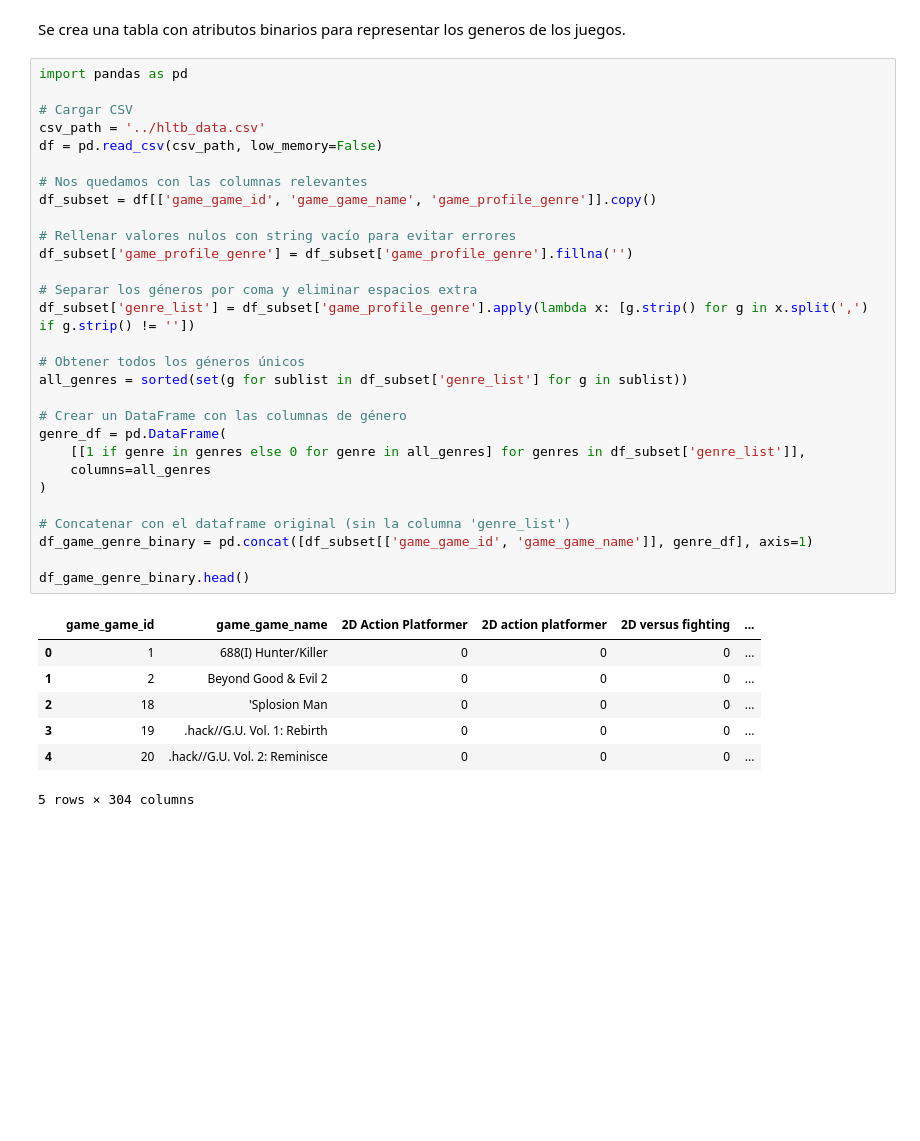
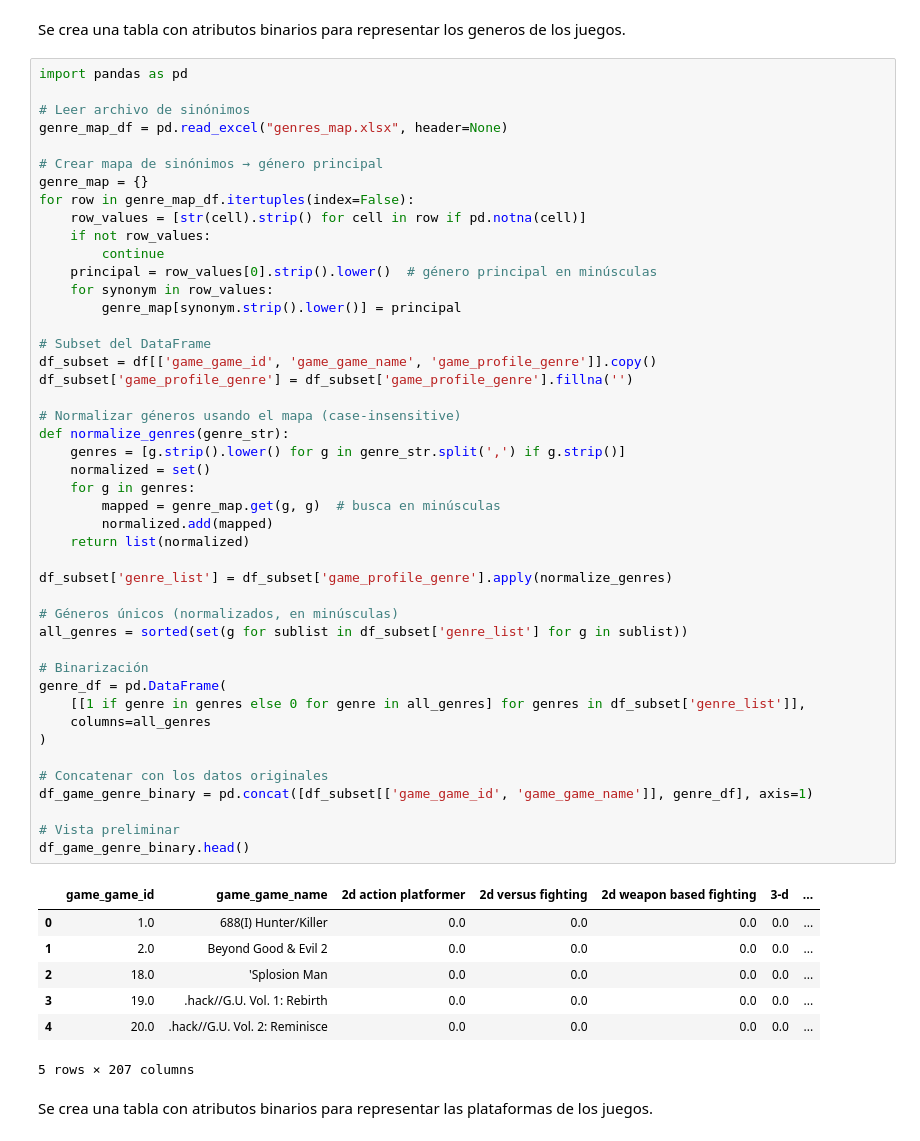
Before and after one commit to SebaSalasLvd/proyecto-mineria, a Jupyter notebook: hito-2/pregunta_4.ipynb, the cells around one changed output. Saved outputs shown, nothing was run; the diff lists cells and outputs as text; blank space fills up the shorter version.

Commit message:
feat: add genre mapping to avoid synonyms

```diff
--- a/hito-2/pregunta_4.ipynb
+++ b/hito-2/pregunta_4.ipynb
@@ -52,40 +52,58 @@ Se crea una tabla con atributos binarios para representar los generos de los jue
 # %%
 import pandas as pd
 
-# Cargar CSV
-csv_path = '../hltb_data.csv'
-df = pd.read_csv(csv_path, low_memory=False)
+# Leer archivo de sinónimos
+genre_map_df = pd.read_excel("genres_map.xlsx", header=None)
 
-# Nos quedamos con las columnas relevantes
+# Crear mapa de sinónimos → género principal
+genre_map = {}
+for row in genre_map_df.itertuples(index=False):
+    row_values = [str(cell).strip() for cell in row if pd.notna(cell)]
+    if not row_values:
+        continue
+    principal = row_values[0].strip().lower()  # género principal en minúsculas
+    for synonym in row_values:
+        genre_map[synonym.strip().lower()] = principal
+
+# Subset del DataFrame
 df_subset = df[['game_game_id', 'game_game_name', 'game_profile_genre']].copy()
-
-# Rellenar valores nulos con string vacío para evitar errores
 df_subset['game_profile_genre'] = df_subset['game_profile_genre'].fillna('')
 
-# Separar los géneros por coma y eliminar espacios extra
-df_subset['genre_list'] = df_subset['game_profile_genre'].apply(lambda x: [g.strip() for g in x.split(',') if g.strip() != ''])
+# Normalizar géneros usando el mapa (case-insensitive)
+def normalize_genres(genre_str):
+    genres = [g.strip().lower() for g in genre_str.split(',') if g.strip()]
+    normalized = set()
+    for g in genres:
+        mapped = genre_map.get(g, g)  # busca en minúsculas
+        normalized.add(mapped)
+    return list(normalized)
 
-# Obtener todos los géneros únicos
+df_subset['genre_list'] = df_subset['game_profile_genre'].apply(normalize_genres)
+
+# Géneros únicos (normalizados, en minúsculas)
 all_genres = sorted(set(g for sublist in df_subset['genre_list'] for g in sublist))
 
-# Crear un DataFrame con las columnas de género
+# Binarización
 genre_df = pd.DataFrame(
     [[1 if genre in genres else 0 for genre in all_genres] for genres in df_subset['genre_list']],
     columns=all_genres
 )
 
-# Concatenar con el dataframe original (sin la columna 'genre_list')
+# Concatenar con los datos originales
 df_game_genre_binary = pd.concat([df_subset[['game_game_id', 'game_game_name']], genre_df], axis=1)
 
+# Vista preliminar
 df_game_genre_binary.head()
 # %% [output]
-|  | game_game_id | game_game_name | 2D Action Platformer | 2D action platformer | 2D versus fighting | ... |
-| 0 | 1 | 688(I) Hunter/Killer | 0 | 0 | 0 | ... |
-| 1 | 2 | Beyond Good & Evil 2 | 0 | 0 | 0 | ... |
-| 2 | 18 | 'Splosion Man | 0 | 0 | 0 | ... |
-| 3 | 19 | .hack//G.U. Vol. 1: Rebirth | 0 | 0 | 0 | ... |
-| 4 | 20 | .hack//G.U. Vol. 2: Reminisce | 0 | 0 | 0 | ... |
+|  | game_game_id | game_game_name | 2d action platformer | 2d versus fighting | 2d weapon based fighting | 3-d | ... |
+| 0 | 1.0 | 688(I) Hunter/Killer | 0.0 | 0.0 | 0.0 | 0.0 | ... |
+| 1 | 2.0 | Beyond Good & Evil 2 | 0.0 | 0.0 | 0.0 | 0.0 | ... |
+| 2 | 18.0 | 'Splosion Man | 0.0 | 0.0 | 0.0 | 0.0 | ... |
+| 3 | 19.0 | .hack//G.U. Vol. 1: Rebirth | 0.0 | 0.0 | 0.0 | 0.0 | ... |
+| 4 | 20.0 | .hack//G.U. Vol. 2: Reminisce | 0.0 | 0.0 | 0.0 | 0.0 | ... |
-5 rows × 304 columns
+5 rows × 207 columns
+# %% [markdown]
+Se crea una tabla con atributos binarios para representar las plataformas de los juegos.
 # %%
 # Nos quedamos con las columnas relevantes
 df_subset = df[['game_game_id', 'game_game_name', 'game_profile_platform']].copy()
```
Also changed, not shown: parts of 4 cells of this notebook.
